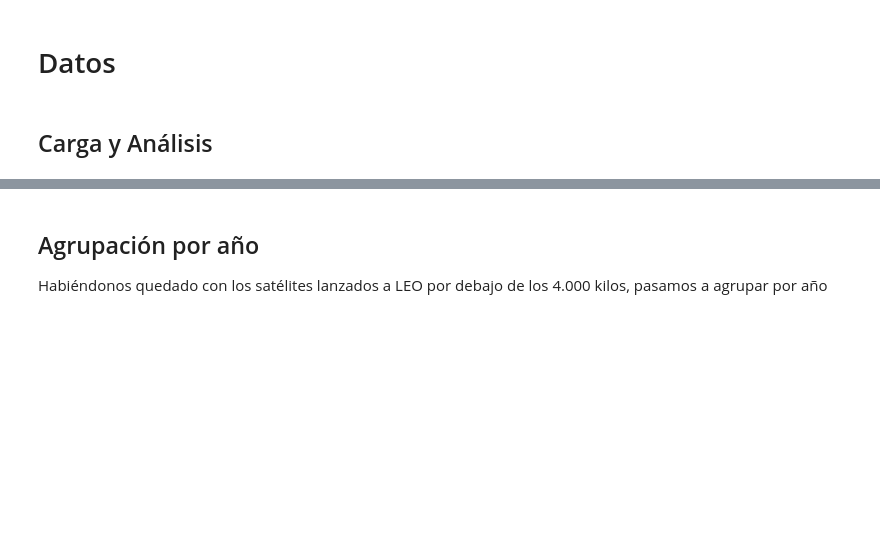
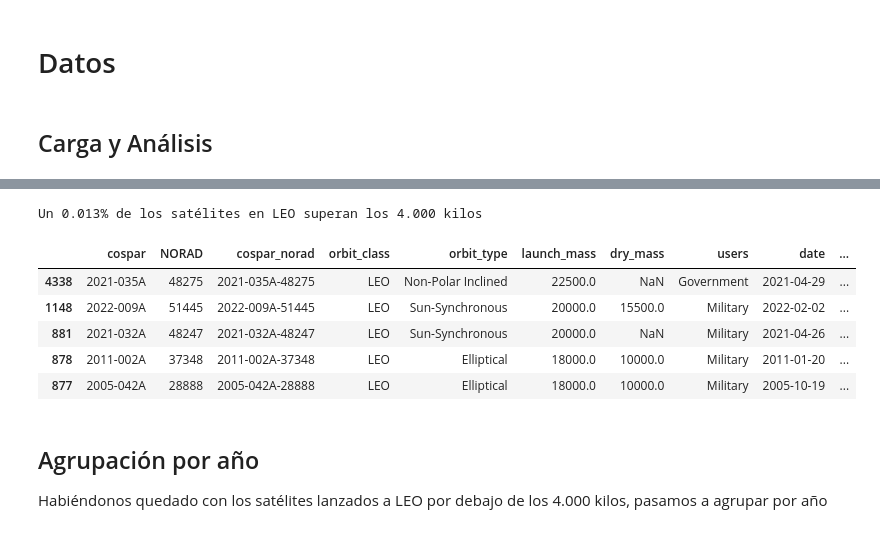
Before and after one commit to lipinoelbreve/densities-time-series, a Jupyter notebook: aplicacion_satelites.ipynb, the cells around one changed output, grey strips where cells are left out. Drawn from its saved outputs; the diff is of its cells as text; code cells hidden in the pictures; blank space fills up the shorter version.

```diff
--- a/aplicacion_satelites.ipynb
+++ b/aplicacion_satelites.ipynb
@@ -96,12 +121,20 @@ plt.show()
 # %%
 # Si bien LEO se caracteriza por satélites pequeños, vemos algunos datos pesando varias toneladas
 # Viéndolos en detalle vemos que por encima de los 4.000 kgs, todos los satélites pertenecen a usuarios
 # militares o gubernamentales
 
 # optamos por descartar todas las observaciones por encima de los 4.000 kilos
 
 print('Un {:.3f}% de los satélites en LEO superan los 4.000 kilos'.format(np.mean(data.launch_mass >= 4000)))
-data.sort_values(by='launch_mass', ascending=False).head(40)
+data.sort_values(by='launch_mass', ascending=False).head(5)
+# %% [output]
+Un 0.013% de los satélites en LEO superan los 4.000 kilos
+|  | cospar | NORAD | cospar_norad | orbit_class | orbit_type | launch_mass | dry_mass | users | date | ... |
+| 4338 | 2021-035A | 48275 | 2021-035A-48275 | LEO | Non-Polar Inclined | 22500.0 | NaN | Government | 2021-04-29 | ... |
+| 1148 | 2022-009A | 51445 | 2022-009A-51445 | LEO | Sun-Synchronous | 20000.0 | 15500.0 | Military | 2022-02-02 | ... |
+| 881 | 2021-032A | 48247 | 2021-032A-48247 | LEO | Sun-Synchronous | 20000.0 | NaN | Military | 2021-04-26 | ... |
+| 878 | 2011-002A | 37348 | 2011-002A-37348 | LEO | Elliptical | 18000.0 | 10000.0 | Military | 2011-01-20 | ... |
+| 877 | 2005-042A | 28888 | 2005-042A-28888 | LEO | Elliptical | 18000.0 | 10000.0 | Military | 2005-10-19 | ... |
 # %%
 data = data[data.launch_mass < 4000].reset_index(drop=True)
 # %% [markdown]
```
Also changed, not shown: parts of 14 cells of this notebook, 2 other files.
